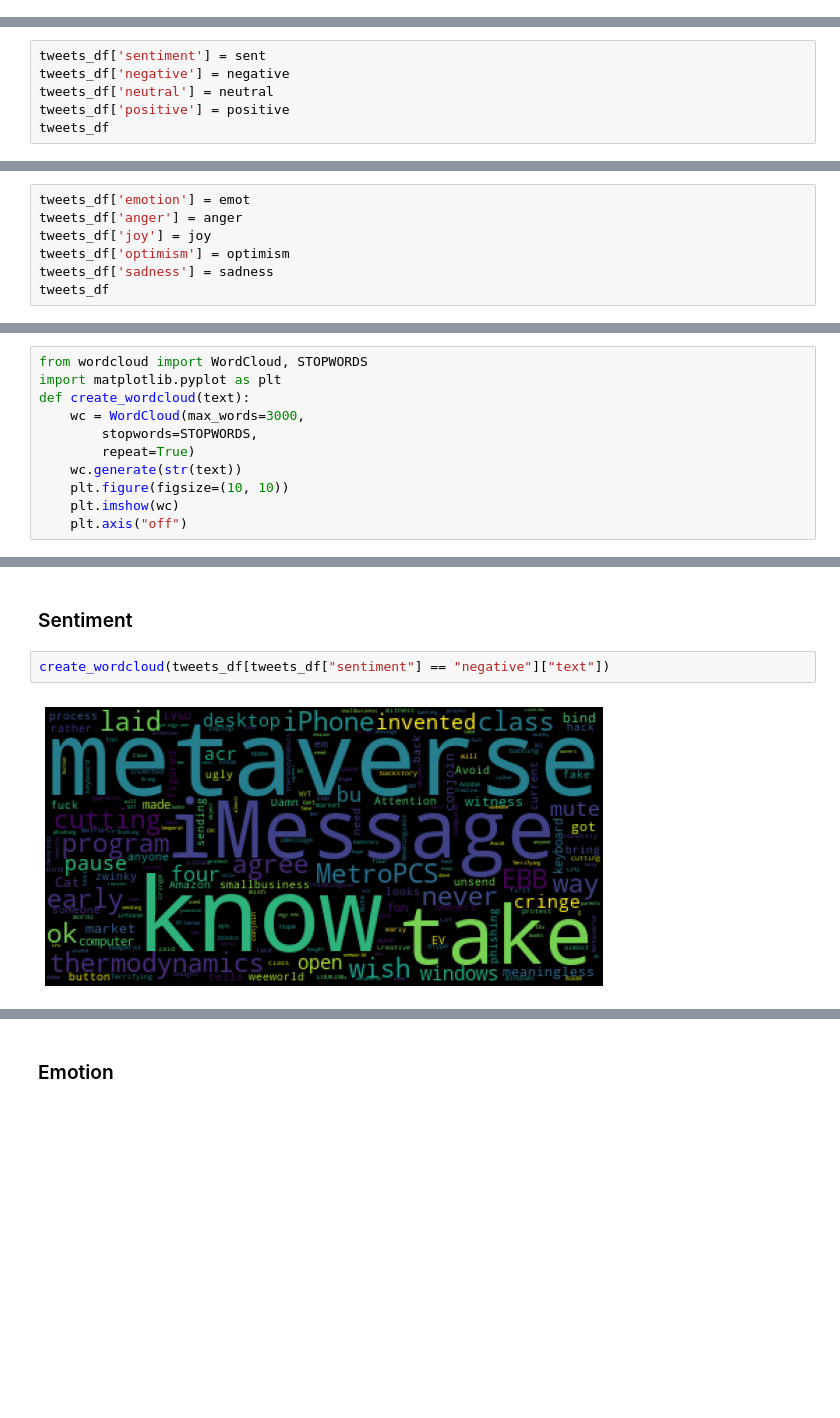
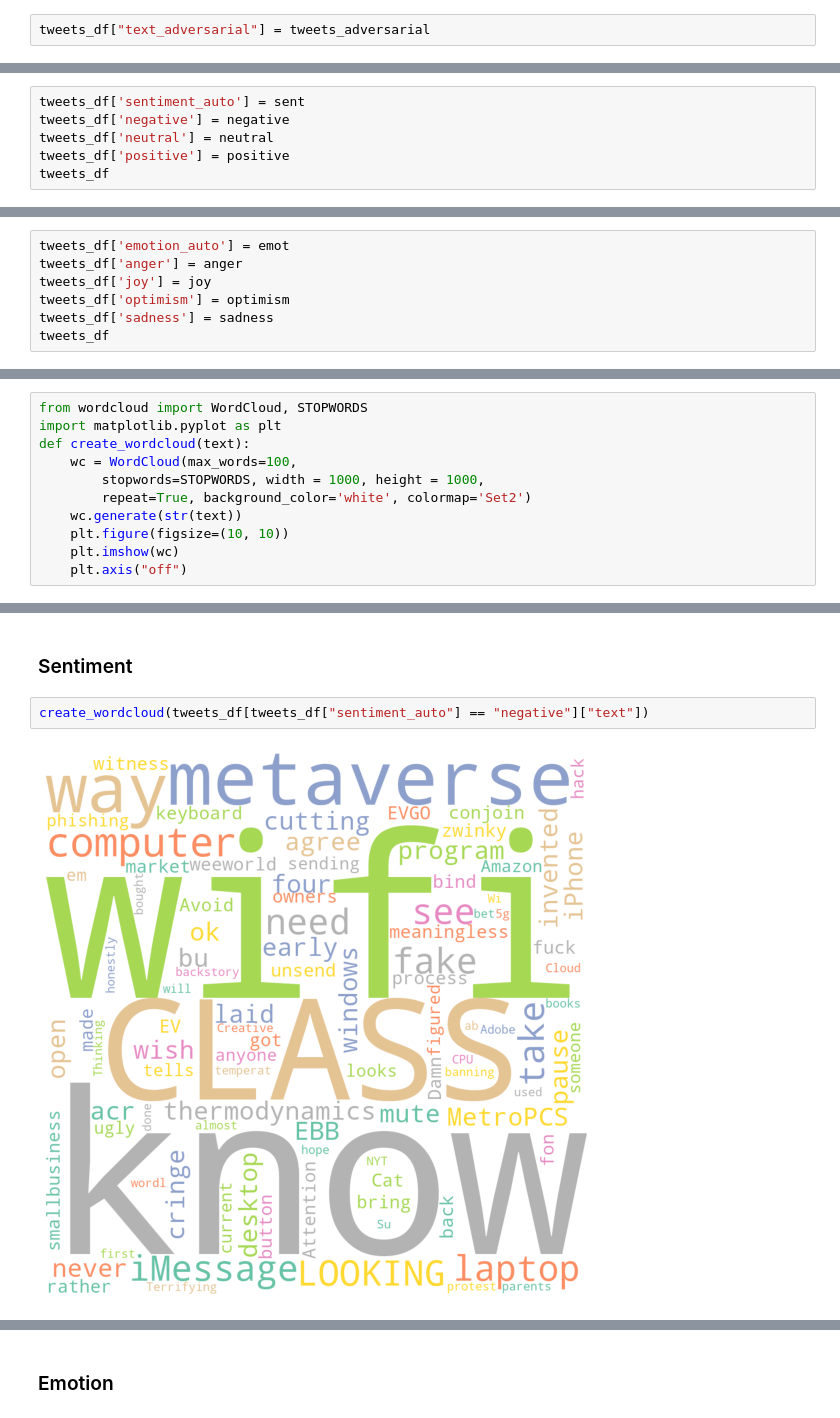
Before and after one commit to juletx/twitter-sentiment-emotion, a Jupyter notebook: twitter_sentiment.ipynb, the cells around one changed output, grey strips where cells are left out. Cells and saved outputs as stored; diff of their text form; blank space fills up the shorter version.

Commit message:
update ITA, adversarial, automatic analysisi and wordclouds

```diff
--- a/twitter_sentiment.ipynb
+++ b/twitter_sentiment.ipynb
@@ -249,0 +314,2 @@ Generating attacked version of string 0 out of 1
+# %%
+tweets_df["text_adversarial"] = tweets_adversarial
@@ -322,7 +404,7 @@ negative = [sent['negative'] for sent in sentiment]
 neutral = [sent['neutral'] for sent in sentiment]
 positive = [sent['positive'] for sent in sentiment]
 # %%
-tweets_df['sentiment'] = sent
+tweets_df['sentiment_auto'] = sent
 tweets_df['negative'] = negative
 tweets_df['neutral'] = neutral
 tweets_df['positive'] = positive
@@ -364,7 +447,7 @@ joy = [emot['joy'] for emot in emotion]
 optimism = [emot['optimism'] for emot in emotion]
 sadness = [emot['sadness'] for emot in emotion]
 # %%
-tweets_df['emotion'] = emot
+tweets_df['emotion_auto'] = emot
 tweets_df['anger'] = anger
 tweets_df['joy'] = joy
 tweets_df['optimism'] = optimism
@@ -400,9 +483,9 @@ plt.show()
 from wordcloud import WordCloud, STOPWORDS
 import matplotlib.pyplot as plt
 def create_wordcloud(text):
-    wc = WordCloud(max_words=3000,
-        stopwords=STOPWORDS,
-        repeat=True)
+    wc = WordCloud(max_words=100,
+        stopwords=STOPWORDS, width = 1000, height = 1000,
+        repeat=True, background_color='white', colormap='Set2')
     wc.generate(str(text))
     plt.figure(figsize=(10, 10))
     plt.imshow(wc)
@@ -414,7 +497,7 @@ create_wordcloud(tweets_df["text"])
 # %% [markdown]
 ### Sentiment
 # %%
-create_wordcloud(tweets_df[tweets_df["sentiment"] == "negative"]["text"])
+create_wordcloud(tweets_df[tweets_df["sentiment_auto"] == "negative"]["text"])
 # %% [output]
-[figure, old version]
+[figure, new version]
 # %%
```
Also changed, not shown: parts of 31 cells of this notebook.
